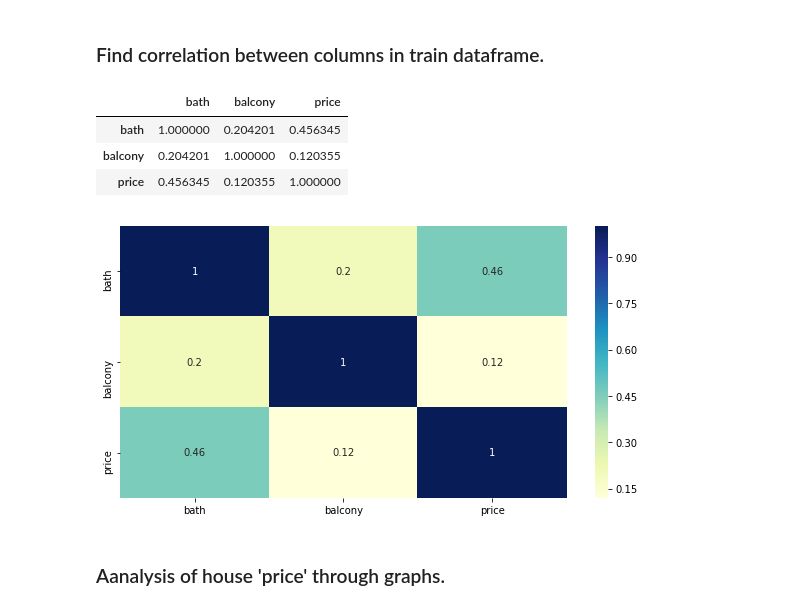
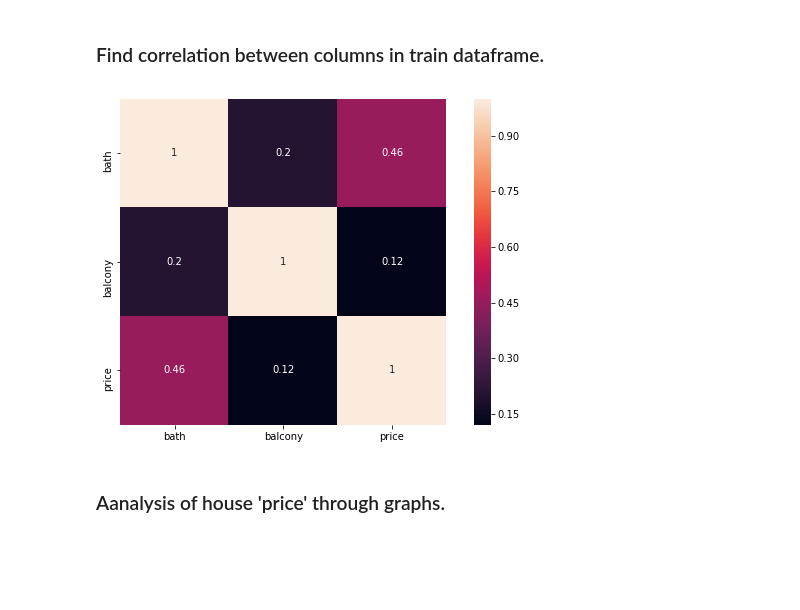
Before and after one commit to ShuklaPrashant21/House-Price-Prediction-Hackathon, a Jupyter notebook: House_Price_Prediction.ipynb, the cells around one changed output. Saved outputs shown, nothing was run; the diff lists cells and outputs as text; code cells hidden in the pictures; blank space fills up the shorter version.

```diff
--- a/House_Price_Prediction.ipynb
+++ b/House_Price_Prediction.ipynb
@@ -137,17 +196,13 @@ numerical_data = df_train.select_dtypes(exclude = [object])
-# %%
-## Correltaion between numerical variables
-corr_matrix = numerical_data.corr()
-corr_matrix
-# %% [output]
-|  | bath | balcony | price |
-| bath | 1.000000 | 0.204201 | 0.456345 |
-| balcony | 0.204201 | 1.000000 | 0.120355 |
-| price | 0.456345 | 0.120355 | 1.000000 |
-# %%
-plt.figure(figsize=(10,5))
-sns.heatmap(corr_matrix,annot=True,cmap='YlGnBu')
-plt.show()
-# %% [output]
-[figure, removed]
+# %%
+# Compute the correlation matrix
+corrmat = df_train.corr()
+
+# Set up the matplotlib figure
+f, ax = plt.subplots(figsize=(10, 6))
+
+# Draw the heatmap
+sns.heatmap(corrmat, annot=True, square=True);
+# %% [output]
+[figure, added]
 # %% [markdown]
 ### Aanalysis of house 'price' through graphs.
```
Also changed, not shown: parts of 50 cells of this notebook.
